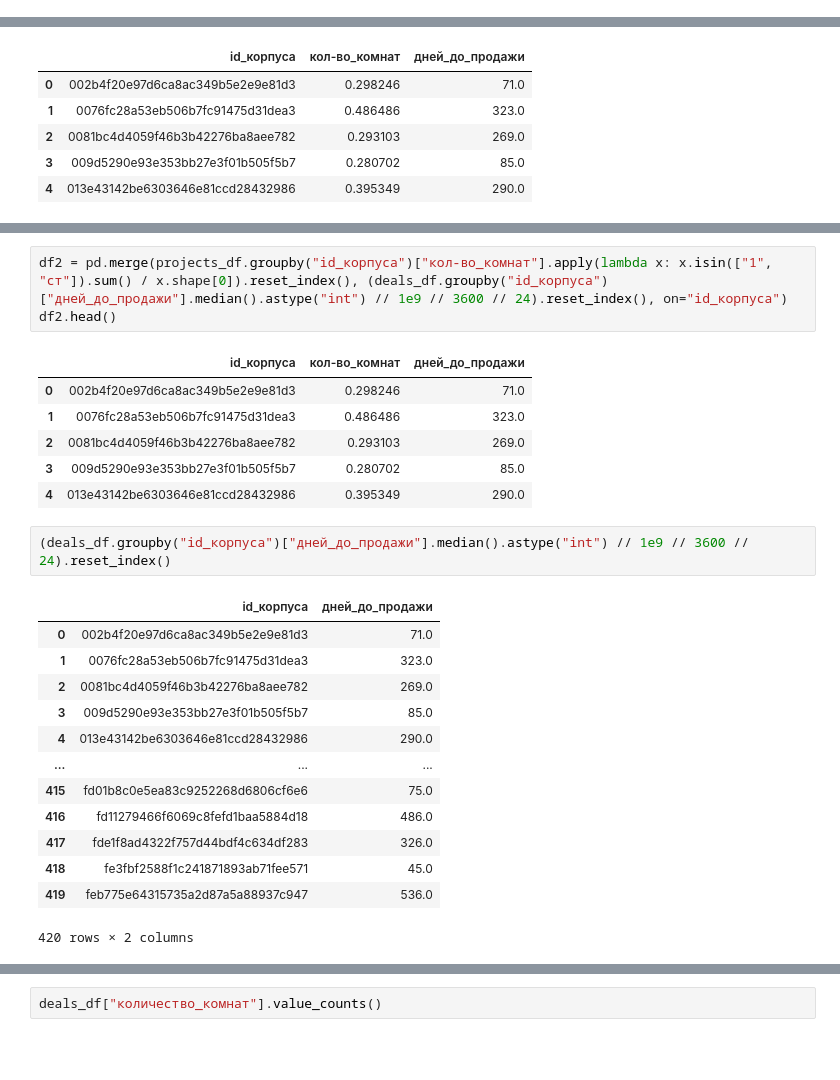
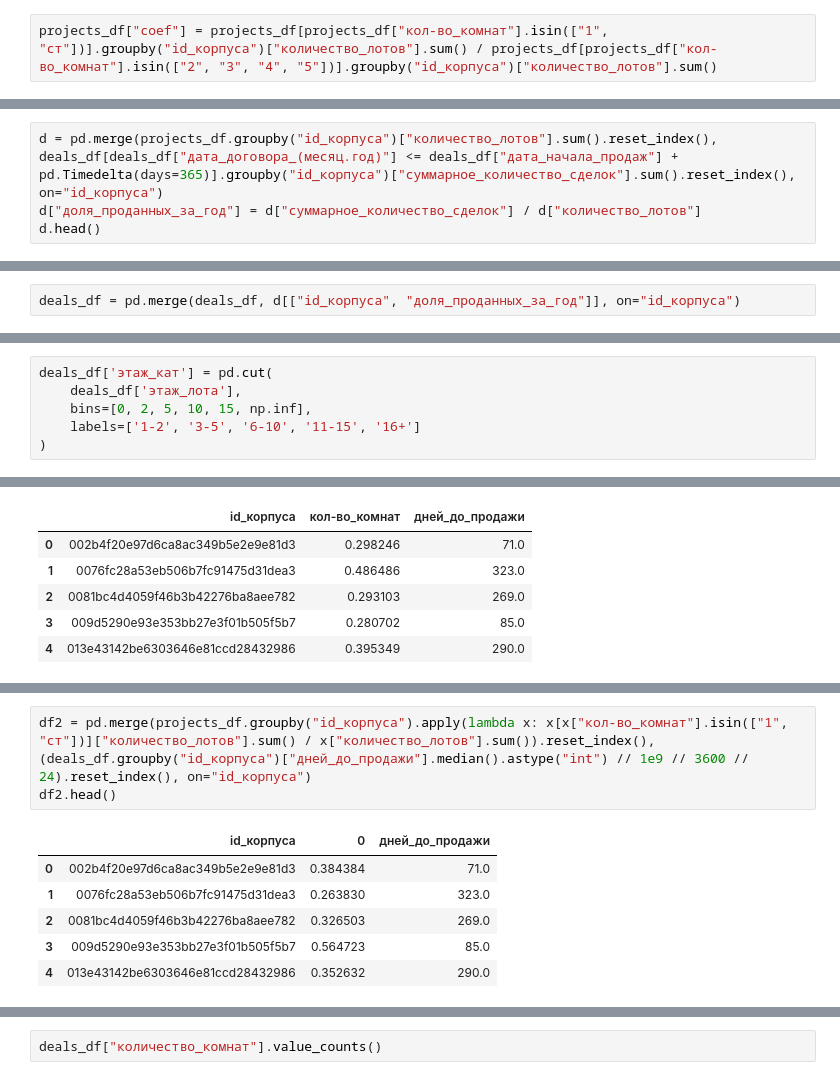
Before and after one commit to leofaraf/vibrosi, a Jupyter notebook: eda_илья.ipynb, the cells around one changed output, grey strips where cells are left out. Drawn from its saved outputs; the diff is of its cells as text; blank space fills up the shorter version.

```diff
--- a/eda_илья.ipynb
+++ b/eda_илья.ipynb
@@ -8,0 +44,2 @@ deals_df = pd.read_csv("clear_deals.csv", parse_dates=["дата_начала_п
+# %%
+projects_df["coef"] = projects_df[projects_df["кол-во_комнат"].isin(["1", "ст"])].groupby("id_корпуса")["количество_лотов"].sum() / projects_df[projects_df["кол-во_комнат"].isin(["2", "3", "4", "5"])].groupby("id_корпуса")["количество_лотов"].sum()
@@ -118,0 +230,4 @@ deals_df["дней_до_продажи"] = deals_df["дата_договора_(
+# %%
+d = pd.merge(projects_df.groupby("id_корпуса")["количество_лотов"].sum().reset_index(), deals_df[deals_df["дата_договора_(месяц.год)"] <= deals_df["дата_начала_продаж"] + pd.Timedelta(days=365)].groupby("id_корпуса")["суммарное_количество_сделок"].sum().reset_index(), on="id_корпуса")
+d["доля_проданных_за_год"] = d["суммарное_количество_сделок"] / d["количество_лотов"]
+d.head()
@@ -118,0 +256,2 @@ deals_df["дней_до_продажи"] = deals_df["дата_договора_(
+# %%
+deals_df = pd.merge(deals_df, d[["id_корпуса", "доля_проданных_за_год"]], on="id_корпуса")
@@ -118,0 +312,6 @@ deals_df["дней_до_продажи"] = deals_df["дата_договора_(
+# %%
+deals_df['этаж_кат'] = pd.cut(
+    deals_df['этаж_лота'],
+    bins=[0, 2, 5, 10, 15, np.inf],
+    labels=['1-2', '3-5', '6-10', '11-15', '16+']
+)
@@ -145,29 +627,13 @@ df2.head()
 # %%
-df2 = pd.merge(projects_df.groupby("id_корпуса")["кол-во_комнат"].apply(lambda x: x.isin(["1", "ст"]).sum() / x.shape[0]).reset_index(), (deals_df.groupby("id_корпуса")["дней_до_продажи"].median().astype("int") // 1e9 // 3600 // 24).reset_index(), on="id_корпуса")
+df2 = pd.merge(projects_df.groupby("id_корпуса").apply(lambda x: x[x["кол-во_комнат"].isin(["1", "ст"])]["количество_лотов"].sum() / x["количество_лотов"].sum()).reset_index(), (deals_df.groupby("id_корпуса")["дней_до_продажи"].median().astype("int") // 1e9 // 3600 // 24).reset_index(), on="id_корпуса")
 df2.head()
 # %% [output]
-|  | id_корпуса | кол-во_комнат | дней_до_продажи |
-| 0 | 002b4f20e97d6ca8ac349b5e2e9e81d3 | 0.298246 | 71.0 |
-| 1 | 0076fc28a53eb506b7fc91475d31dea3 | 0.486486 | 323.0 |
-| 2 | 0081bc4d4059f46b3b42276ba8aee782 | 0.293103 | 269.0 |
-| 3 | 009d5290e93e353bb27e3f01b505f5b7 | 0.280702 | 85.0 |
-| 4 | 013e43142be6303646e81ccd28432986 | 0.395349 | 290.0 |
+|  | id_корпуса | 0 | дней_до_продажи |
+| 0 | 002b4f20e97d6ca8ac349b5e2e9e81d3 | 0.384384 | 71.0 |
+| 1 | 0076fc28a53eb506b7fc91475d31dea3 | 0.263830 | 323.0 |
+| 2 | 0081bc4d4059f46b3b42276ba8aee782 | 0.326503 | 269.0 |
+| 3 | 009d5290e93e353bb27e3f01b505f5b7 | 0.564723 | 85.0 |
+| 4 | 013e43142be6303646e81ccd28432986 | 0.352632 | 290.0 |
-# %%
-(deals_df.groupby("id_корпуса")["дней_до_продажи"].median().astype("int") // 1e9 // 3600 // 24).reset_index()
-# %% [output]
-|  | id_корпуса | дней_до_продажи |
-| 0 | 002b4f20e97d6ca8ac349b5e2e9e81d3 | 71.0 |
-| 1 | 0076fc28a53eb506b7fc91475d31dea3 | 323.0 |
-| 2 | 0081bc4d4059f46b3b42276ba8aee782 | 269.0 |
-| 3 | 009d5290e93e353bb27e3f01b505f5b7 | 85.0 |
-| 4 | 013e43142be6303646e81ccd28432986 | 290.0 |
-| ... | ... | ... |
-| 415 | fd01b8c0e5ea83c9252268d6806cf6e6 | 75.0 |
-| 416 | fd11279466f6069c8fefd1baa5884d18 | 486.0 |
-| 417 | fde1f8ad4322f757d44bdf4c634df283 | 326.0 |
-| 418 | fe3fbf2588f1c241871893ab71fee571 | 45.0 |
-| 419 | feb775e64315735a2d87a5a88937c947 | 536.0 |
-420 rows × 2 columns
 # %%
 fig, ax = plt.subplots()
 fig.set_size_inches(16, 9)
```
Also changed, not shown: parts of 62 cells of this notebook.
